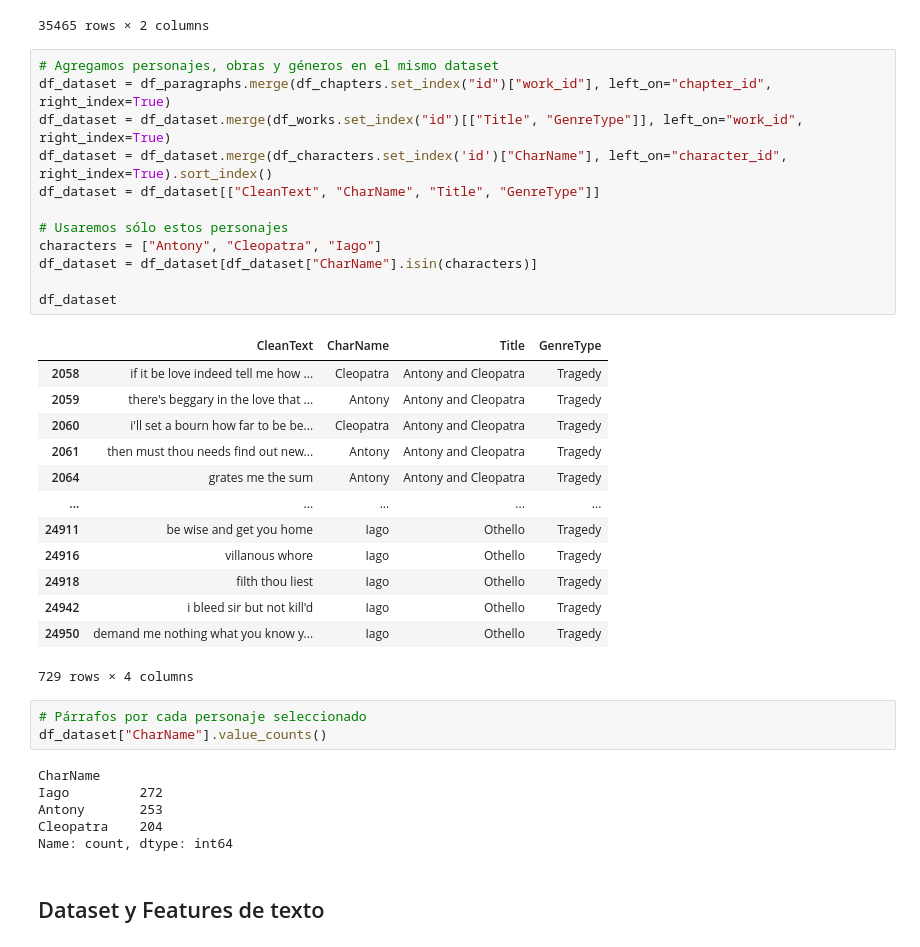
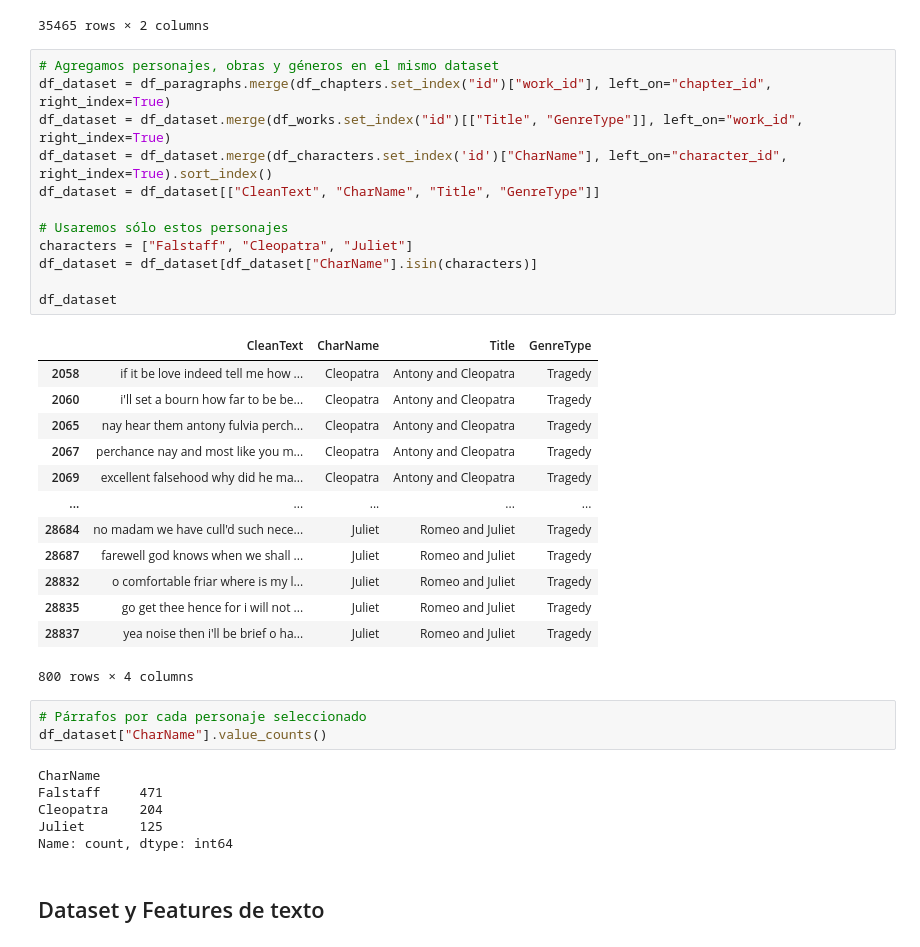
Before and after one commit to AlinaMendez/intro-cd, a Jupyter notebook: Tarea_2/shakespeare_tarea_2.ipynb, the cells around one changed output. Cells and saved outputs as stored; diff of their text form.

```diff
--- a/Tarea_2/shakespeare_tarea_2.ipynb
+++ b/Tarea_2/shakespeare_tarea_2.ipynb
@@ -110,37 +110,37 @@ df_paragraphs[["PlainText", "CleanText"]]
 # %%
 # Agregamos personajes, obras y géneros en el mismo dataset
 df_dataset = df_paragraphs.merge(df_chapters.set_index("id")["work_id"], left_on="chapter_id", right_index=True)
 df_dataset = df_dataset.merge(df_works.set_index("id")[["Title", "GenreType"]], left_on="work_id", right_index=True)
 df_dataset = df_dataset.merge(df_characters.set_index('id')["CharName"], left_on="character_id", right_index=True).sort_index()
 df_dataset = df_dataset[["CleanText", "CharName", "Title", "GenreType"]]
 
 # Usaremos sólo estos personajes
-characters = ["Antony", "Cleopatra", "Iago"]
+characters = ["Falstaff", "Cleopatra", "Juliet"]
 df_dataset = df_dataset[df_dataset["CharName"].isin(characters)]
 
 df_dataset
 # %% [output]
 |  | CleanText | CharName | Title | GenreType |
 | 2058 | if it be love indeed tell me how ... | Cleopatra | Antony and Cleopatra | Tragedy |
-| 2059 | there's beggary in the love that ... | Antony | Antony and Cleopatra | Tragedy |
 | 2060 | i'll set a bourn how far to be be... | Cleopatra | Antony and Cleopatra | Tragedy |
-| 2061 | then must thou needs find out new... | Antony | Antony and Cleopatra | Tragedy |
-| 2064 | grates me the sum | Antony | Antony and Cleopatra | Tragedy |
+| 2065 | nay hear them antony fulvia perch... | Cleopatra | Antony and Cleopatra | Tragedy |
+| 2067 | perchance nay and most like you m... | Cleopatra | Antony and Cleopatra | Tragedy |
+| 2069 | excellent falsehood why did he ma... | Cleopatra | Antony and Cleopatra | Tragedy |
 | ... | ... | ... | ... | ... |
-| 24911 | be wise and get you home | Iago | Othello | Tragedy |
-| 24916 | villanous whore | Iago | Othello | Tragedy |
-| 24918 | filth thou liest | Iago | Othello | Tragedy |
-| 24942 | i bleed sir but not kill'd | Iago | Othello | Tragedy |
-| 24950 | demand me nothing what you know y... | Iago | Othello | Tragedy |
+| 28684 | no madam we have cull'd such nece... | Juliet | Romeo and Juliet | Tragedy |
+| 28687 | farewell god knows when we shall ... | Juliet | Romeo and Juliet | Tragedy |
+| 28832 | o comfortable friar where is my l... | Juliet | Romeo and Juliet | Tragedy |
+| 28835 | go get thee hence for i will not ... | Juliet | Romeo and Juliet | Tragedy |
+| 28837 | yea noise then i'll be brief o ha... | Juliet | Romeo and Juliet | Tragedy |
-729 rows × 4 columns
+800 rows × 4 columns
 # %%
 # Párrafos por cada personaje seleccionado
 df_dataset["CharName"].value_counts()
 # %% [output]
 CharName
-Iago         272
-Antony       253
+Falstaff     471
 Cleopatra    204
+Juliet       125
 Name: count, dtype: int64
 # %% [markdown]
 ## Dataset y Features de texto
```
Also changed, not shown: parts of 4 cells of this notebook, 1 other file.
